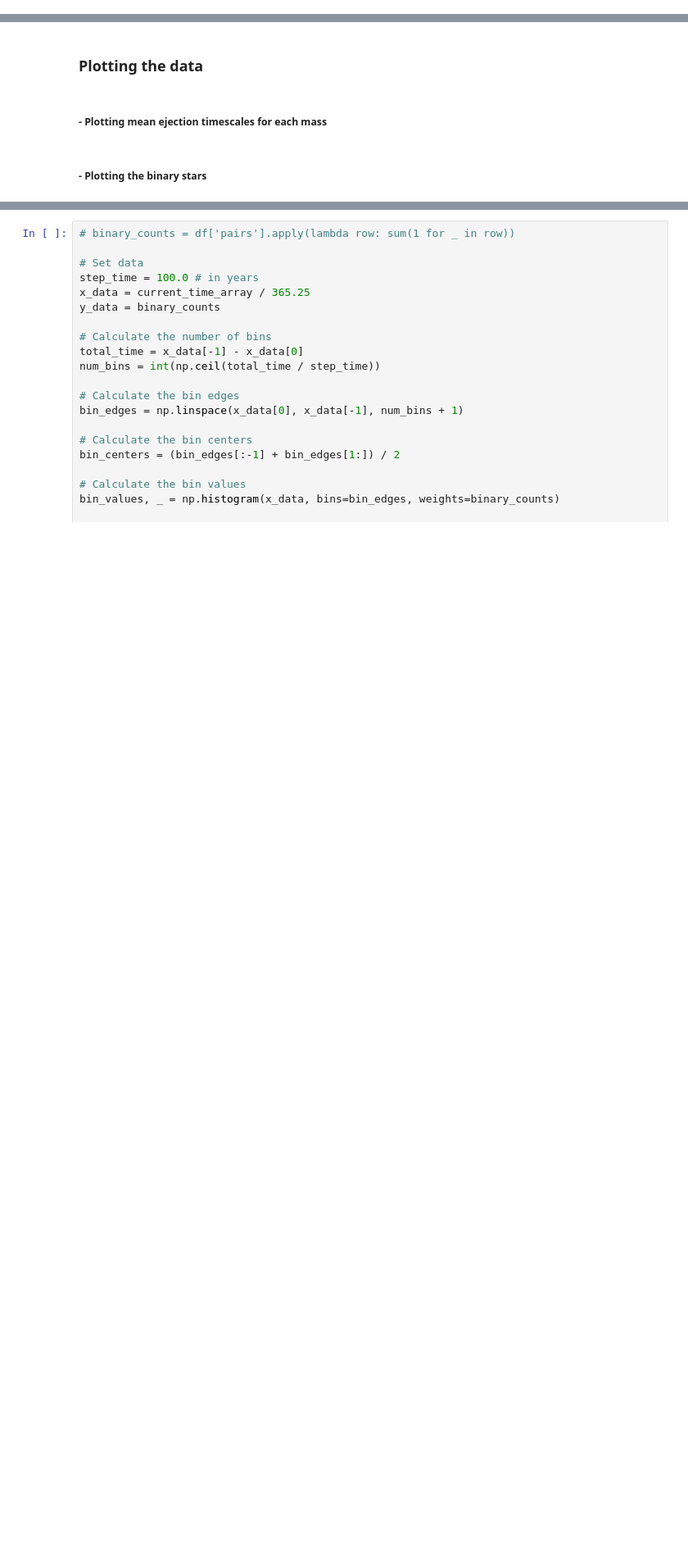
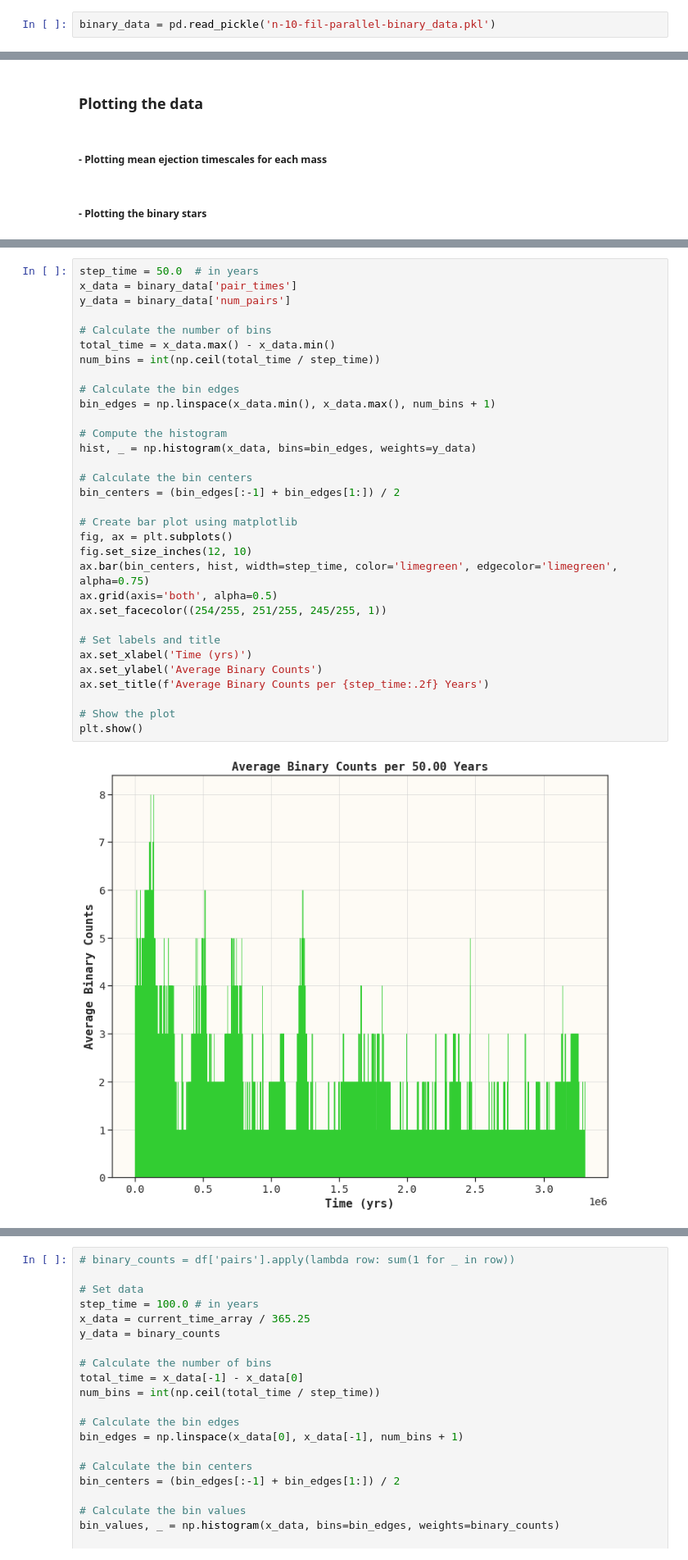
Before and after one commit to quartzar/n-body-cuda, a Jupyter notebook: nbody_binary.ipynb, the cells around one changed output, grey strips where cells are left out. Shown at 82% size. Cells and saved outputs as stored; diff of their text form; blank space fills up the shorter version.

```diff
--- a/nbody_binary.ipynb
+++ b/nbody_binary.ipynb
@@ -401,0 +728,2 @@ Total Energy:  2.066743248859247e-06
+# %%
+binary_data = pd.read_pickle('n-10-fil-parallel-binary_data.pkl')
@@ -407,0 +820,34 @@ Total Energy:  2.066743248859247e-06
+# %%
+step_time = 50.0  # in years
+x_data = binary_data['pair_times']
+y_data = binary_data['num_pairs']
+
+# Calculate the number of bins
+total_time = x_data.max() - x_data.min()
+num_bins = int(np.ceil(total_time / step_time))
+
+# Calculate the bin edges
+bin_edges = np.linspace(x_data.min(), x_data.max(), num_bins + 1)
+
+# Compute the histogram
+hist, _ = np.histogram(x_data, bins=bin_edges, weights=y_data)
+
+# Calculate the bin centers
+bin_centers = (bin_edges[:-1] + bin_edges[1:]) / 2
+
+# Create bar plot using matplotlib
+fig, ax = plt.subplots()
+fig.set_size_inches(12, 10)
+ax.bar(bin_centers, hist, width=step_time, color='limegreen', edgecolor='limegreen', alpha=0.75)
+ax.grid(axis='both', alpha=0.5)
+ax.set_facecolor((254/255, 251/255, 245/255, 1))
+
+# Set labels and title
+ax.set_xlabel('Time (yrs)')
+ax.set_ylabel('Average Binary Counts')
+ax.set_title(f'Average Binary Counts per {step_time:.2f} Years')
+
+# Show the plot
+plt.show()
+# %% [output]
+[figure, added]
```
Also changed, not shown: parts of 35 cells of this notebook, 3 other files.
